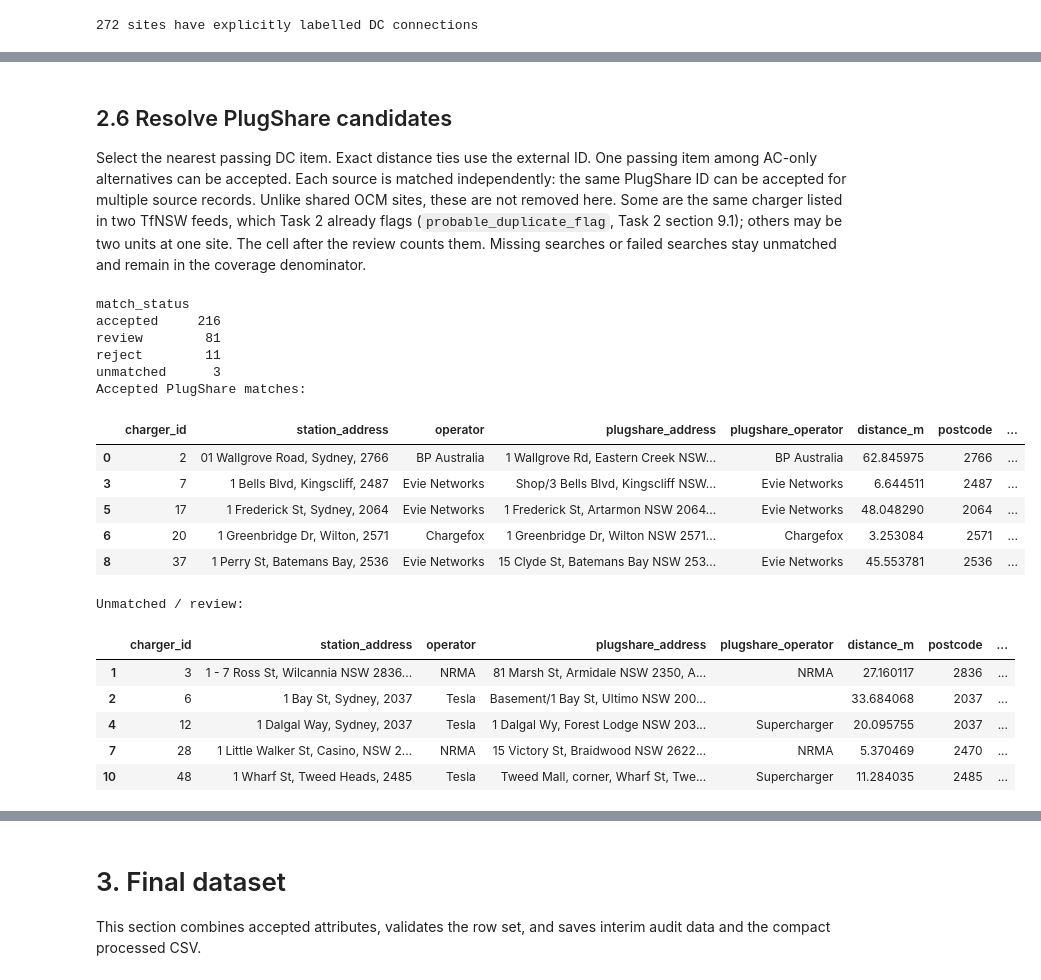
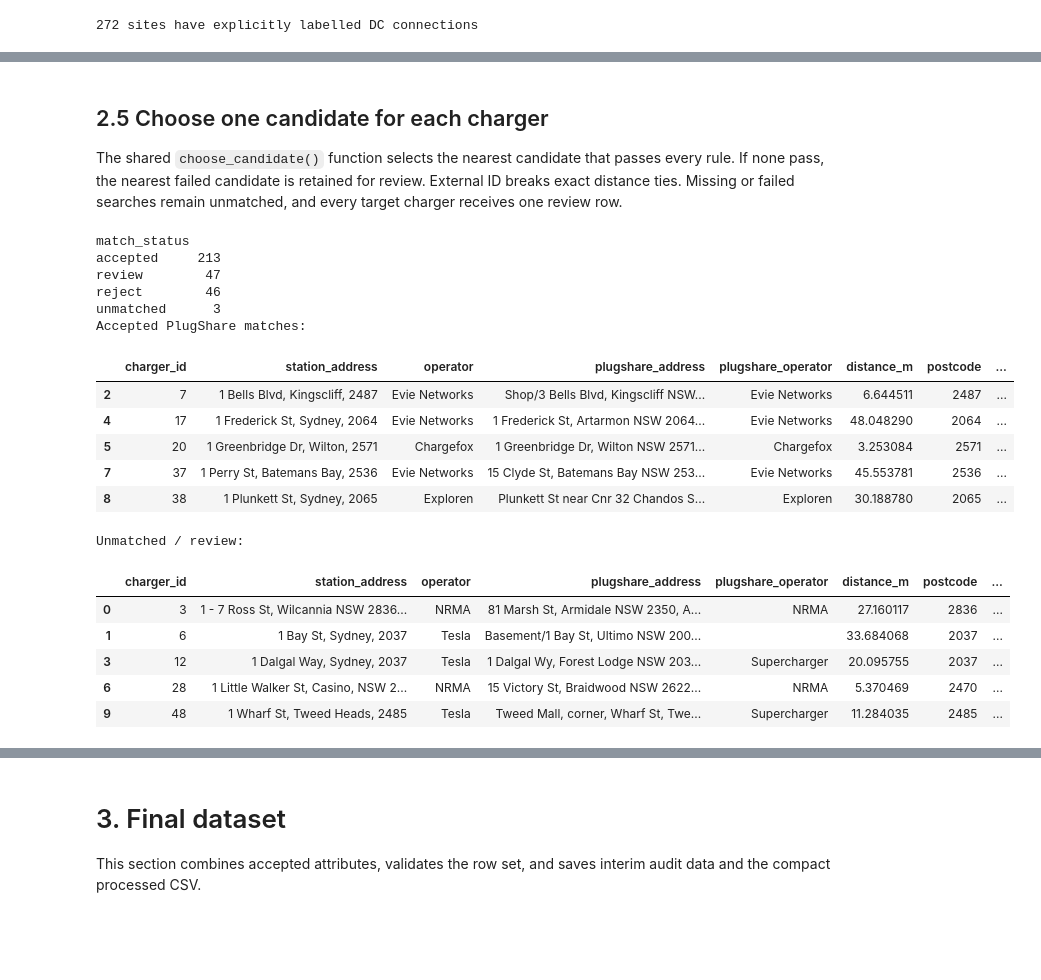
Before and after one commit to AtiwatL/COMP5339, a Jupyter notebook: 03_data_augmentation.ipynb, the cells around one changed output, grey strips where cells are left out. Drawn from its saved outputs; the diff is of its cells as text; code cells hidden in the pictures; blank space fills up the shorter version.

```diff
--- a/03_data_augmentation.ipynb
+++ b/03_data_augmentation.ipynb
@@ -489,9 +707,17 @@ Postcodes are compared separately. The original and OCM address fields are never
 # %%
 def split_street_address(value):
-    """Separate a leading house number from street text; never use a postcode as a house number."""
+    """
+    Split a TfNSW or external address into its leading house number and
+    normalized street name for comparison.
+    """
+    # Use only the first comma-separated part so a later postcode is never
+    # interpreted as the house number.
     text = clean_text(value).split(",")[0].strip().lower()
+    # Match a leading number such as 12, 82A, 1-7 or 4/6.
     number_match = re.match(r"^(\d+[a-z]?(?:\s*[-/]\s*\d+[a-z]?)?)\s+", text)
+    # Remove spaces from number ranges: "1 - 7" becomes "1-7".
     number = re.sub(r"\s+", "", number_match.group(1)) if number_match else ""
+    # Remove the leading house number before comparing street names.
     name = text[number_match.end() :] if number_match else text
     name = normalise_address(name)
     # Remove trailing suburb/state text when a normal street suffix is present.
@@ -673,4 +1021,5 @@ Ordering by OCM ID breaks equal-distance display ties; it does not establish a m
 # %%
+#check valid geographic values
 valid_ocm = ocm_locations.loc[
     ocm_locations.ocm_latitude.between(-90, 90)
     & ocm_locations.ocm_longitude.between(-180, 180)
@@ -691,12 +1040,6 @@ with duckdb.connect() as spatial_con:
     spatial_con.register("dc_input", dc_chargers)
     spatial_con.register("ocm_input", valid_ocm)
 
-    # ST_Distance_Spheroid takes WGS84 POINT_2D values in LATITUDE, LONGITUDE
-    # order. This differs from the longitude/latitude geometries used in Task 2.
-    # It measures on the WGS84 ellipsoid, unlike ST_Distance on degree coordinates.
-    # SQL first measures each pair, then ranks candidates separately for each charger.
-    # Keep all candidates within the radius AND the nearest site for unmatched review.
-    # At this dataset size (~431 x 380) evaluating all pairs is inexpensive.
     spatial_candidates = spatial_con.execute(
         """
         WITH dc_points AS (
@@ -716,7 +1059,7 @@ with duckdb.connect() as spatial_con:
             CROSS JOIN ocm_points AS o
         ), ranked AS (
             SELECT *, ROW_NUMBER() OVER (
-                PARTITION BY charger_id ORDER BY distance_m, ocm_id
+                PARTITION BY charger_id ORDER BY distance_m
             ) AS distance_rank
             FROM distances
         )
@@ -1365,14 +1682,11 @@ for row in ps_candidates.to_dict("records"):
     )
 ps_evidence = pd.DataFrame(ps_evidence)
 # %% [markdown]
-## 2.6 Resolve PlugShare candidates
+## 2.5 Choose one candidate for each charger
 
-Select the nearest passing DC item. Exact distance ties use the external ID. One passing item
-among AC-only alternatives can be accepted. Each source is matched independently: the same PlugShare ID can be accepted for multiple source records.
-Unlike shared OCM sites, these are not removed here. Some are the same charger listed in two TfNSW
-feeds, which Task 2 already flags (`probable_duplicate_flag`, Task 2 section 9.1); others may be two
-units at one site. The cell after the review counts them.
-Missing searches or failed searches stay unmatched and remain in the coverage denominator.
+The shared `choose_candidate()` function selects the nearest candidate that passes every rule. If
+none pass, the nearest failed candidate is retained for review. External ID breaks exact distance
+ties. Missing or failed searches remain unmatched, and every target charger receives one review row.
 # %%
 ps_rows = []
 for source in ps_targets.to_dict("records"):
@@ -1391,29 +1705,30 @@ for source in ps_targets.to_dict("records"):
         "search_has_dc_item": False,
     }
     if not candidates.empty:
-        passing = candidates.loc[candidates.candidate_passes.eq(True)]
-        chosen = (
-            (passing if not passing.empty else candidates)
-            .sort_values(["distance_m", "plugshare_id"])
-            .iloc[0]
-            .to_dict()
+        chosen, passing_count = choose_candidate(
+            candidates.to_dict("records"), "plugshare_id"
         )
+
         row.update(chosen)
         row["search_has_dc_item"] = bool(candidates.dc_confirmed.any())
         row["match_status"] = (
-            "accepted" if len(passing) >= 1 else chosen["rule_decision"]
+            "accepted" if passing_count else chosen["rule_decision"]
         )
         row["match_reason"] = chosen["candidate_reason"] + (
-            f"; nearest of {len(passing)} passing candidates"
-            if len(passing) > 1
+            f"; nearest of {passing_count} passing candidates"
+            if passing_count > 1
             else ""
         )
-        row["passing_candidates"] = len(passing)
+        row["passing_candidates"] = passing_count
     ps_rows.append(row)
 ps_review = pd.DataFrame(ps_rows)
 if "plugshare_id" not in ps_review:
     ps_review["plugshare_id"] = pd.NA
 # Match each source independently; a PlugShare site may support several source records.
+# Flag shared PlugShare IDs; retain all source records.
+accepted_ids = ps_review.loc[ps_review.match_status.eq("accepted"), "plugshare_id"]
+shared_plugshare_ids = set(accepted_ids.dropna().value_counts().loc[lambda values: values > 1].index)
+ps_review["shared_plugshare_site_flag"] = ps_review["plugshare_id"].isin(shared_plugshare_ids)
 ps_review.to_csv(interim_dir / "plugshare_matching_review.csv", index=False)
 ps_columns = [
     "charger_id",
@@ -1422,45 +1737,45 @@ ps_columns = [
     "plugshare_address",
     "plugshare_operator",
     "distance_m",
     "postcode",
     "plugshare_postcode",
     "search_has_dc_item",
     "dc_confirmed",
     "dc_plug_types",
     "match_status",
     "match_reason",
 ]
 print(ps_review.match_status.value_counts().to_string())
 with pd.option_context("display.max_rows", None, "display.max_colwidth", 100):
     print("Accepted PlugShare matches:")
     display(
         ps_review.loc[ps_review.match_status.eq("accepted")]
         .reindex(columns=ps_columns)
         .head(5)
     )
     print("Unmatched / review:")
     display(
         ps_review.loc[~ps_review.match_status.eq("accepted")]
         .reindex(columns=ps_columns)
         .head(5)
     )
 # %% [output]
 match_status
-accepted     216
-review        81
-reject        11
+accepted     213
+review        47
+reject        46
 unmatched      3
 Accepted PlugShare matches:
 |  | charger_id | station_address | operator | plugshare_address | plugshare_operator | distance_m | postcode | ... |
-| 0 | 2 | 01 Wallgrove Road, Sydney, 2766 | BP Australia | 1 Wallgrove Rd, Eastern Creek NSW... | BP Australia | 62.845975 | 2766 | ... |
-| 3 | 7 | 1 Bells Blvd, Kingscliff, 2487 | Evie Networks | Shop/3 Bells Blvd, Kingscliff NSW... | Evie Networks | 6.644511 | 2487 | ... |
-| 5 | 17 | 1 Frederick St, Sydney, 2064 | Evie Networks | 1 Frederick St, Artarmon NSW 2064... | Evie Networks | 48.048290 | 2064 | ... |
-| 6 | 20 | 1 Greenbridge Dr, Wilton, 2571 | Chargefox | 1 Greenbridge Dr, Wilton NSW 2571... | Chargefox | 3.253084 | 2571 | ... |
-| 8 | 37 | 1 Perry St, Batemans Bay, 2536 | Evie Networks | 15 Clyde St, Batemans Bay NSW 253... | Evie Networks | 45.553781 | 2536 | ... |
+| 2 | 7 | 1 Bells Blvd, Kingscliff, 2487 | Evie Networks | Shop/3 Bells Blvd, Kingscliff NSW... | Evie Networks | 6.644511 | 2487 | ... |
+| 4 | 17 | 1 Frederick St, Sydney, 2064 | Evie Networks | 1 Frederick St, Artarmon NSW 2064... | Evie Networks | 48.048290 | 2064 | ... |
+| 5 | 20 | 1 Greenbridge Dr, Wilton, 2571 | Chargefox | 1 Greenbridge Dr, Wilton NSW 2571... | Chargefox | 3.253084 | 2571 | ... |
+| 7 | 37 | 1 Perry St, Batemans Bay, 2536 | Evie Networks | 15 Clyde St, Batemans Bay NSW 253... | Evie Networks | 45.553781 | 2536 | ... |
+| 8 | 38 | 1 Plunkett St, Sydney, 2065 | Exploren | Plunkett St near Cnr 32 Chandos S... | Exploren | 30.188780 | 2065 | ... |
 Unmatched / review:
 |  | charger_id | station_address | operator | plugshare_address | plugshare_operator | distance_m | postcode | ... |
-| 1 | 3 | 1 - 7 Ross St, Wilcannia NSW 2836... | NRMA | 81 Marsh St, Armidale NSW 2350, A... | NRMA | 27.160117 | 2836 | ... |
-| 2 | 6 | 1 Bay St, Sydney, 2037 | Tesla | Basement/1 Bay St, Ultimo NSW 200... |  | 33.684068 | 2037 | ... |
-| 4 | 12 | 1 Dalgal Way, Sydney, 2037 | Tesla | 1 Dalgal Wy, Forest Lodge NSW 203... | Supercharger | 20.095755 | 2037 | ... |
-| 7 | 28 | 1 Little Walker St, Casino, NSW 2... | NRMA | 15 Victory St, Braidwood NSW 2622... | NRMA | 5.370469 | 2470 | ... |
-| 10 | 48 | 1 Wharf St, Tweed Heads, 2485 | Tesla | Tweed Mall, corner, Wharf St, Twe... | Supercharger | 11.284035 | 2485 | ... |
+| 0 | 3 | 1 - 7 Ross St, Wilcannia NSW 2836... | NRMA | 81 Marsh St, Armidale NSW 2350, A... | NRMA | 27.160117 | 2836 | ... |
+| 1 | 6 | 1 Bay St, Sydney, 2037 | Tesla | Basement/1 Bay St, Ultimo NSW 200... |  | 33.684068 | 2037 | ... |
+| 3 | 12 | 1 Dalgal Way, Sydney, 2037 | Tesla | 1 Dalgal Wy, Forest Lodge NSW 203... | Supercharger | 20.095755 | 2037 | ... |
+| 6 | 28 | 1 Little Walker St, Casino, NSW 2... | NRMA | 15 Victory St, Braidwood NSW 2622... | NRMA | 5.370469 | 2470 | ... |
+| 9 | 48 | 1 Wharf St, Tweed Heads, 2485 | Tesla | Tweed Mall, corner, Wharf St, Twe... | Supercharger | 11.284035 | 2485 | ... |
```
Also changed, not shown: parts of 65 cells of this notebook.
